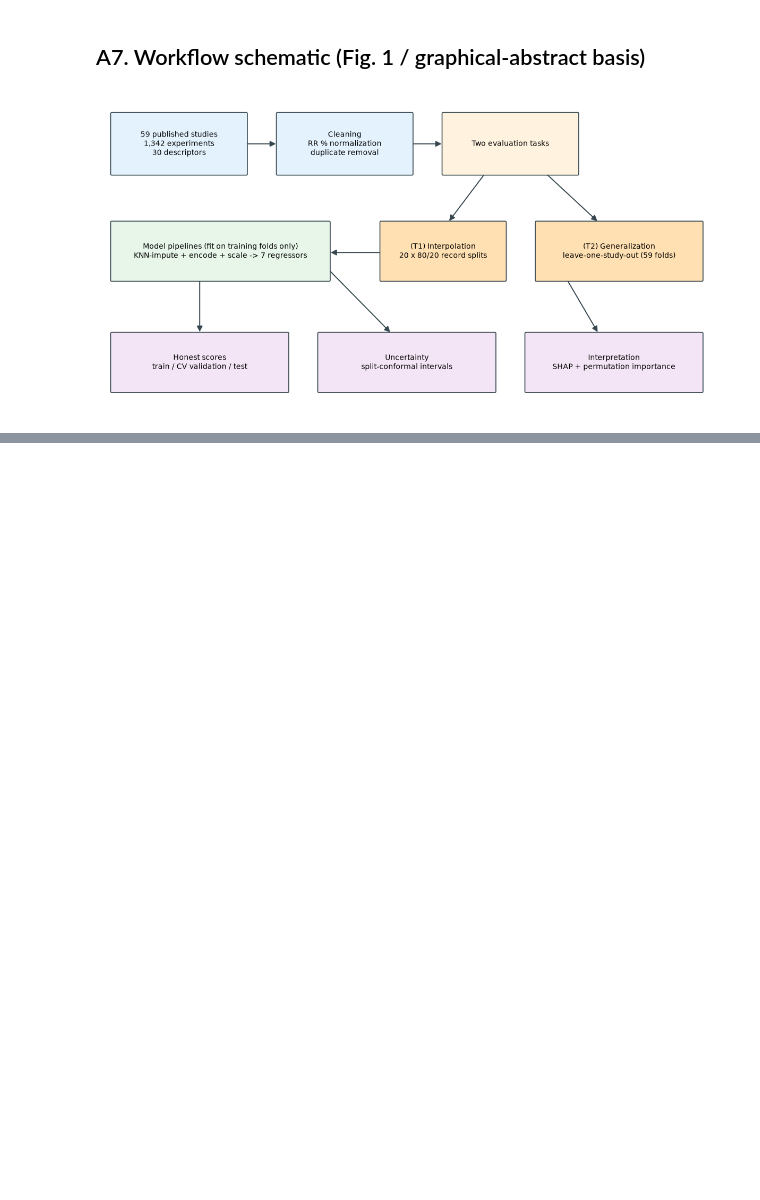
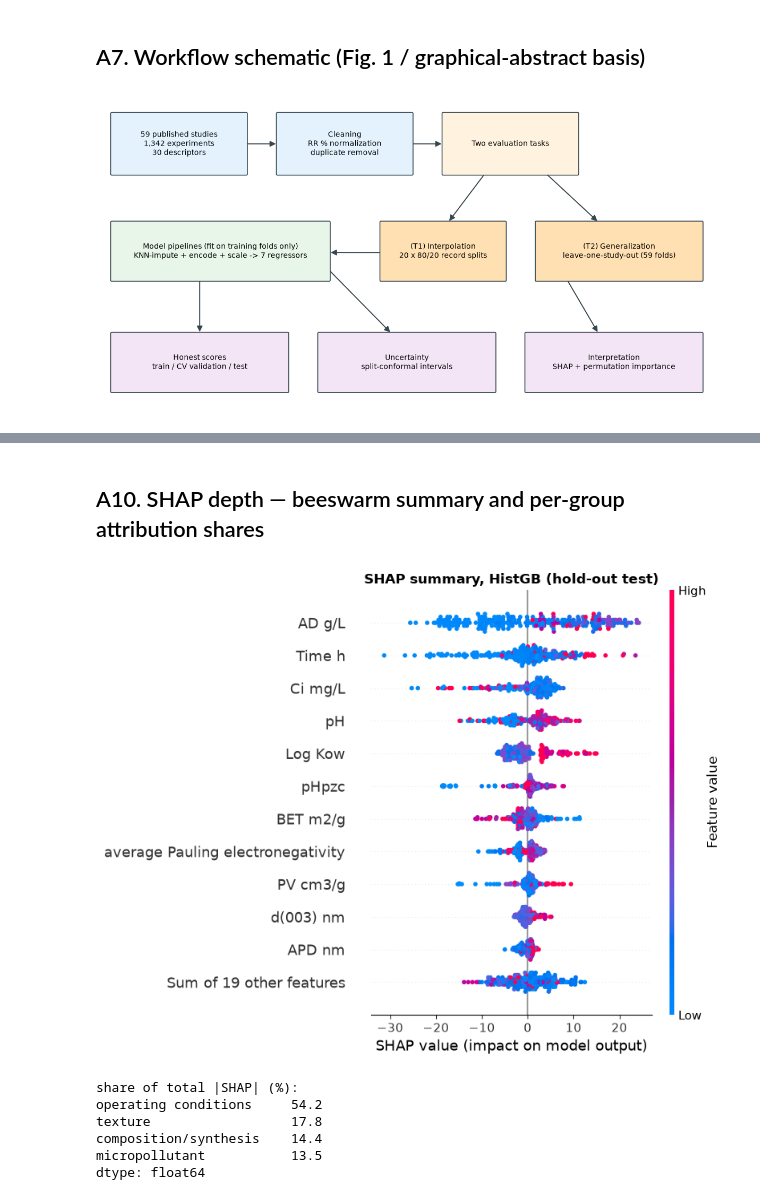
Before and after one commit to thanhtrunghuynh93/GreenX_BaoTien_project, a Jupyter notebook: notebooks/paper_depth_analysis.ipynb, the cells around one changed output, grey strips where cells are left out. Drawn from its saved outputs; the diff is of its cells as text; code cells hidden in the pictures; blank space fills up the shorter version.

```diff
--- a/notebooks/paper_depth_analysis.ipynb
+++ b/notebooks/paper_depth_analysis.ipynb
@@ -329,0 +432,36 @@ plt.show()
+# %% [markdown]
+## A10. SHAP depth — beeswarm summary and per-group attribution shares
+# %%
+import shap
+sv_raw, names_raw = lp.shap_summary({'model': fitted['HistGB']['model']}, Xte)
+sv_raw.feature_names = names_raw
+
+shap.plots.beeswarm(sv_raw, max_display=12, show=False)
+plt.title('SHAP summary, HistGB (hold-out test)')
+plt.tight_layout()
+plt.savefig(FIG_DIR / 'fig_shap_beeswarm.png', bbox_inches='tight')
+plt.show()
+
+GROUPS = {
+    'micropollutant': ['TP', 'Log Kow', 'MW g/mol', 'E', 'S', 'A', 'B', 'V', 'TSPA'],
+    'composition/synthesis': ['Metal(II)', 'Metal(III)', 'M(II)/(III)', 'Method',
+                              'TemH oC', 'HT hour', 'Calcination Temp', 'Calcination time',
+                              'average atomic weight (g/mol)', 'average d-electron',
+                              'average Pauling electronegativity'],
+    'texture': ['d(003) nm', 'BET m2/g', 'PV cm3/g', 'APD nm', 'pHpzc'],
+    'operating conditions': ['pH', 'Tem', 'Time h', 'AD g/L', 'Ci mg/L'],
+}
+mean_abs = pd.Series(np.abs(sv_raw.values).mean(axis=0), index=names_raw)
+share = pd.Series({g: mean_abs[[f for f in fs_ if f in mean_abs.index]].sum()
+                   for g, fs_ in GROUPS.items()})
+share = (share / share.sum() * 100).round(1)
+share.to_csv(FIG_DIR / 'shap_group_share.csv')
+print('share of total |SHAP| (%):'); print(share.sort_values(ascending=False))
+# %% [output]
+[figure, added]
+share of total |SHAP| (%):
+operating conditions     54.2
+texture                  17.8
+composition/synthesis    14.4
+micropollutant           13.5
+dtype: float64
```
Also changed, not shown: parts of 5 cells of this notebook, 9 other files.
